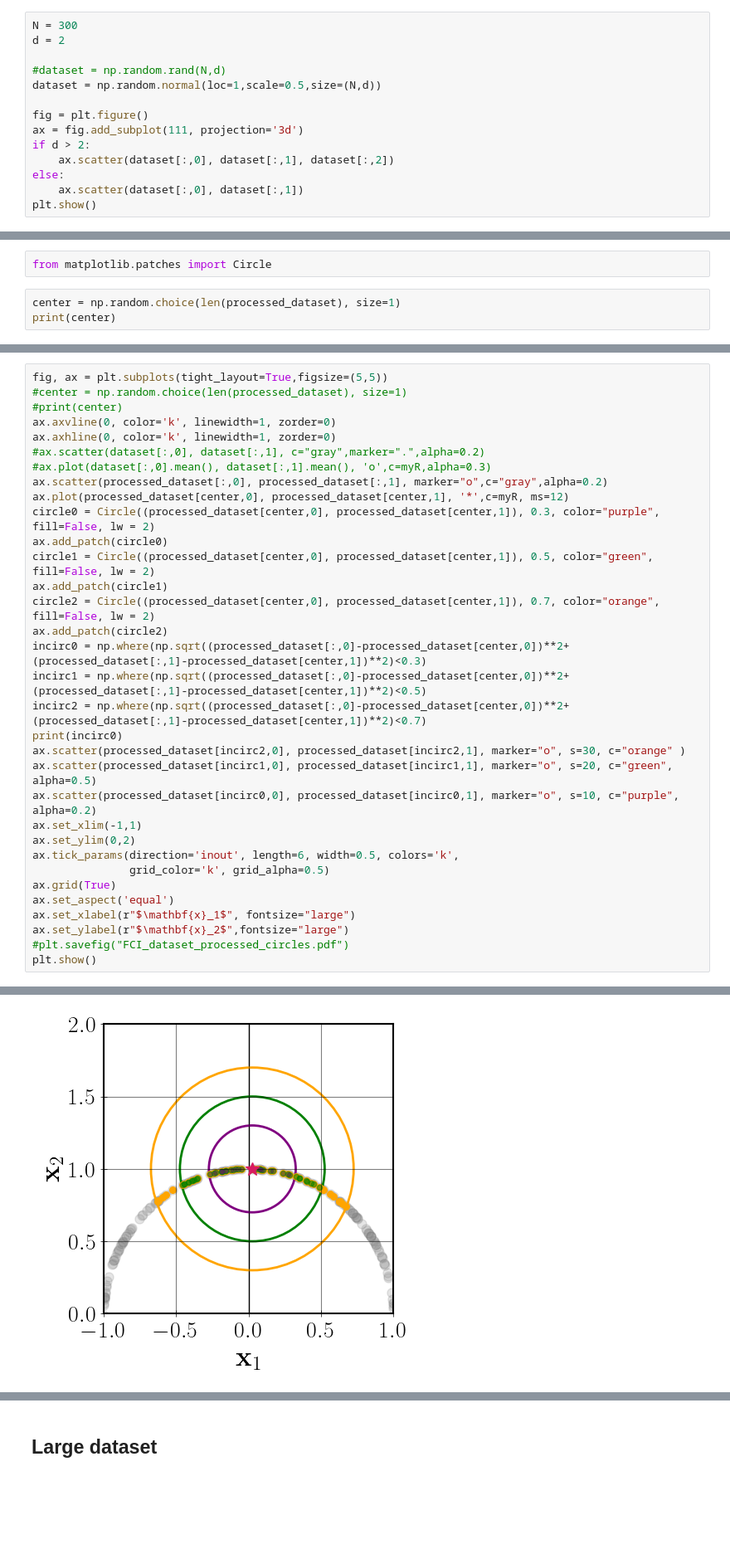
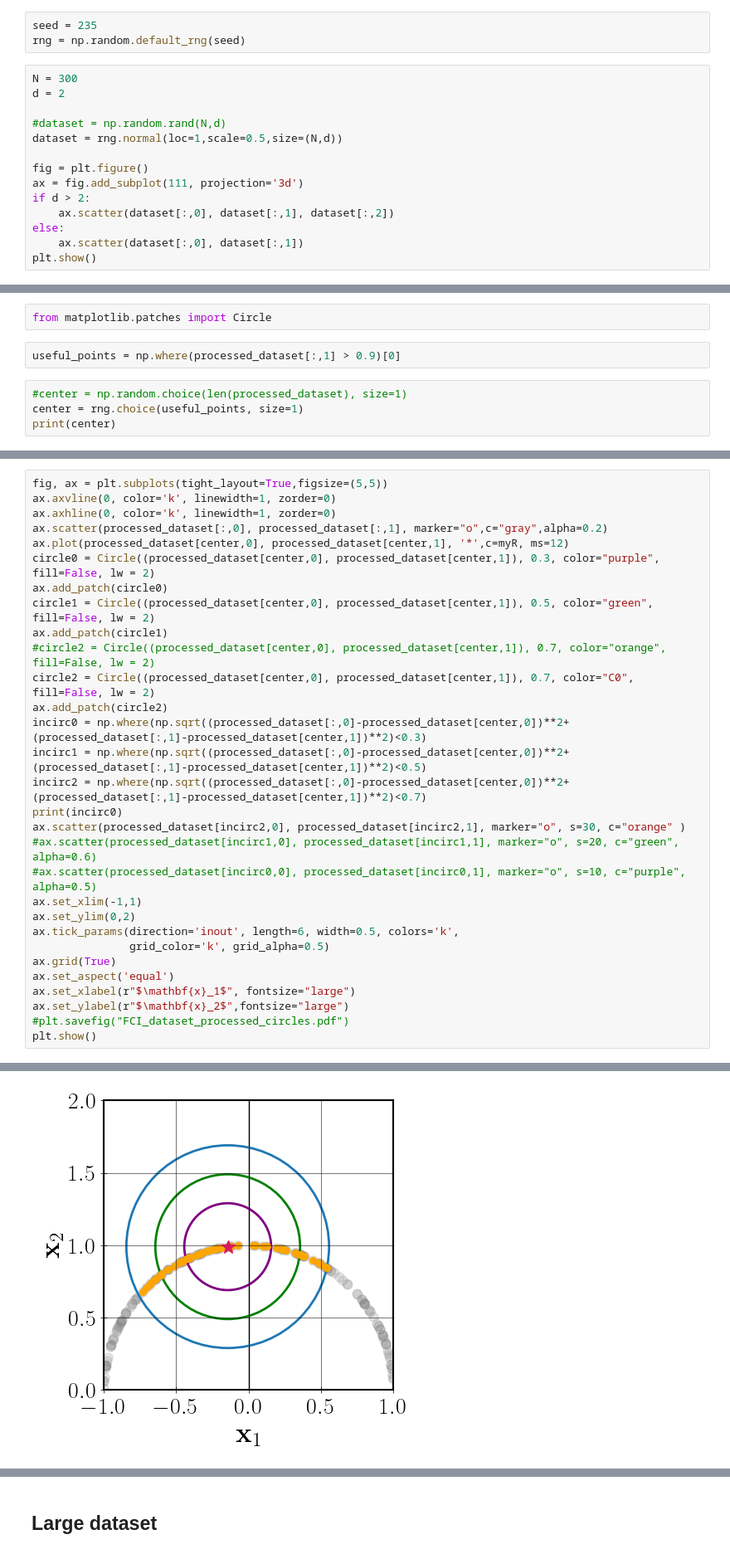
Before and after one commit to JFadanni/ExploringNeuralManifolds, a Jupyter notebook: FCI_plots.ipynb, the cells around one changed output, grey strips where cells are left out. Shown: that part at 83% size. Drawn from its saved outputs; the diff is of its cells as text; blank space fills up the shorter version.

Commit message:
Improved plots

```diff
--- a/FCI_plots.ipynb
+++ b/FCI_plots.ipynb
@@ -42,12 +42,15 @@ plt.rcParams.update({
 myR = "#D81B60"
 myG = "#004D40"
 myO = "#FE6100"
+# %%
+seed = 235
+rng = np.random.default_rng(seed)
 # %%
 N = 300
 d = 2
 
 #dataset = np.random.rand(N,d)
-dataset = np.random.normal(loc=1,scale=0.5,size=(N,d))
+dataset = rng.normal(loc=1,scale=0.5,size=(N,d))
 
 fig = plt.figure()
 ax = fig.add_subplot(111, projection='3d')
@@ -111,6 +114,9 @@ plt.show()
 # %%
 from matplotlib.patches import Circle
+# %%
+useful_points = np.where(processed_dataset[:,1] > 0.9)[0]
 # %%
-center = np.random.choice(len(processed_dataset), size=1)
+#center = np.random.choice(len(processed_dataset), size=1)
+center = rng.choice(useful_points, size=1)
 print(center)
 # %% [output]
@@ -118,26 +126,23 @@ print(center)
 # %%
 fig, ax = plt.subplots(tight_layout=True,figsize=(5,5))
-#center = np.random.choice(len(processed_dataset), size=1)
-#print(center)
 ax.axvline(0, color='k', linewidth=1, zorder=0)
 ax.axhline(0, color='k', linewidth=1, zorder=0)
-#ax.scatter(dataset[:,0], dataset[:,1], c="gray",marker=".",alpha=0.2)
-#ax.plot(dataset[:,0].mean(), dataset[:,1].mean(), 'o',c=myR,alpha=0.3)
 ax.scatter(processed_dataset[:,0], processed_dataset[:,1], marker="o",c="gray",alpha=0.2)
 ax.plot(processed_dataset[center,0], processed_dataset[center,1], '*',c=myR, ms=12)
 circle0 = Circle((processed_dataset[center,0], processed_dataset[center,1]), 0.3, color="purple", fill=False, lw = 2)
 ax.add_patch(circle0)
 circle1 = Circle((processed_dataset[center,0], processed_dataset[center,1]), 0.5, color="green", fill=False, lw = 2)
 ax.add_patch(circle1)
-circle2 = Circle((processed_dataset[center,0], processed_dataset[center,1]), 0.7, color="orange", fill=False, lw = 2)
+#circle2 = Circle((processed_dataset[center,0], processed_dataset[center,1]), 0.7, color="orange", fill=False, lw = 2)
+circle2 = Circle((processed_dataset[center,0], processed_dataset[center,1]), 0.7, color="C0", fill=False, lw = 2)
 ax.add_patch(circle2)
 incirc0 = np.where(np.sqrt((processed_dataset[:,0]-processed_dataset[center,0])**2+(processed_dataset[:,1]-processed_dataset[center,1])**2)<0.3)
 incirc1 = np.where(np.sqrt((processed_dataset[:,0]-processed_dataset[center,0])**2+(processed_dataset[:,1]-processed_dataset[center,1])**2)<0.5)
 incirc2 = np.where(np.sqrt((processed_dataset[:,0]-processed_dataset[center,0])**2+(processed_dataset[:,1]-processed_dataset[center,1])**2)<0.7)
 print(incirc0)
 ax.scatter(processed_dataset[incirc2,0], processed_dataset[incirc2,1], marker="o", s=30, c="orange" )
-ax.scatter(processed_dataset[incirc1,0], processed_dataset[incirc1,1], marker="o", s=20, c="green", alpha=0.5)
-ax.scatter(processed_dataset[incirc0,0], processed_dataset[incirc0,1], marker="o", s=10, c="purple", alpha=0.2)
+#ax.scatter(processed_dataset[incirc1,0], processed_dataset[incirc1,1], marker="o", s=20, c="green", alpha=0.6)
+#ax.scatter(processed_dataset[incirc0,0], processed_dataset[incirc0,1], marker="o", s=10, c="purple", alpha=0.5)
 ax.set_xlim(-1,1)
 ax.set_ylim(0,2)
 ax.tick_params(direction='inout', length=6, width=0.5, colors='k',
@@ -154,4 +160,4 @@ plt.show()
-[figure, old version]
+[figure, new version]
 # %%
 fci_plane = pyFCI.FCI(processed_dataset)
 dim = pyFCI.fit_FCI(fci_plane)
```
Also changed, not shown: parts of 11 cells of this notebook.
